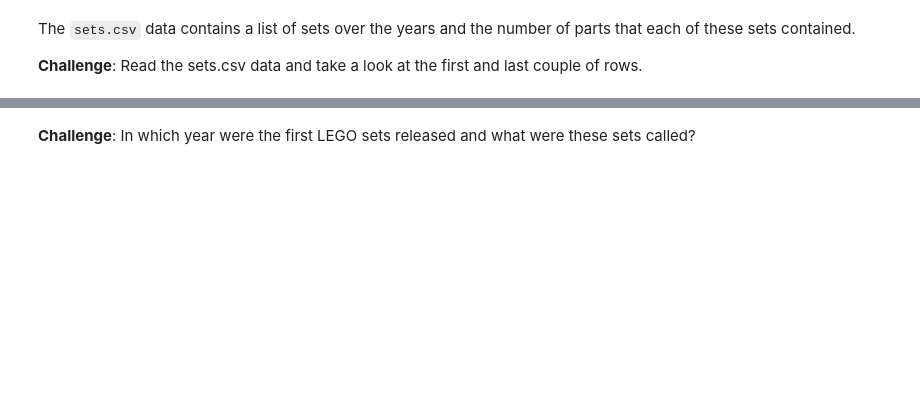
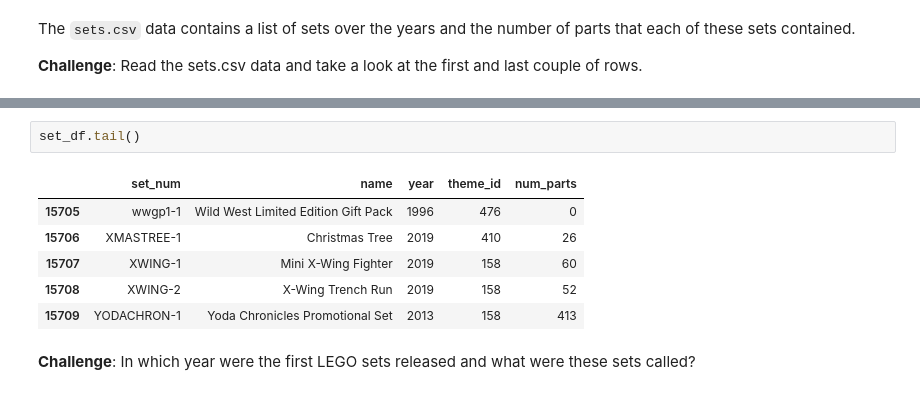
Before and after one commit to nico-Zero/Python, a Jupyter notebook: New_Shit__/Angela_Yu__/Day_73_LAGO_Dataset/LEGO Notebook and Data (start)/Lego_Analysis_for_Course_(start).ipynb, the cells around one changed output, grey strips where cells are left out. Cells and saved outputs as stored; diff of their text form; blank space fills up the shorter version.

```diff
--- a/New_Shit__/Angela_Yu__/Day_73_LAGO_Dataset/LEGO Notebook and Data (start)/Lego_Analysis_for_Course_(start).ipynb
+++ b/New_Shit__/Angela_Yu__/Day_73_LAGO_Dataset/LEGO Notebook and Data (start)/Lego_Analysis_for_Course_(start).ipynb
@@ -51,2 +87,11 @@ The <code>sets.csv</code> data contains a list of sets over the years and the nu
+# %%
+set_df.tail()
+# %% [output]
+|  | set_num | name | year | theme_id | num_parts |
+| 15705 | wwgp1-1 | Wild West Limited Edition Gift Pack | 1996 | 476 | 0 |
+| 15706 | XMASTREE-1 | Christmas Tree | 2019 | 410 | 26 |
+| 15707 | XWING-1 | Mini X-Wing Fighter | 2019 | 158 | 60 |
+| 15708 | XWING-2 | X-Wing Trench Run | 2019 | 158 | 52 |
+| 15709 | YODACHRON-1 | Yoda Chronicles Promotional Set | 2013 | 158 | 413 |
 # %% [markdown]
 **Challenge**: In which year were the first LEGO sets released and what were these sets called?
```
Also changed, not shown: parts of 15 cells of this notebook, 1 other file.
